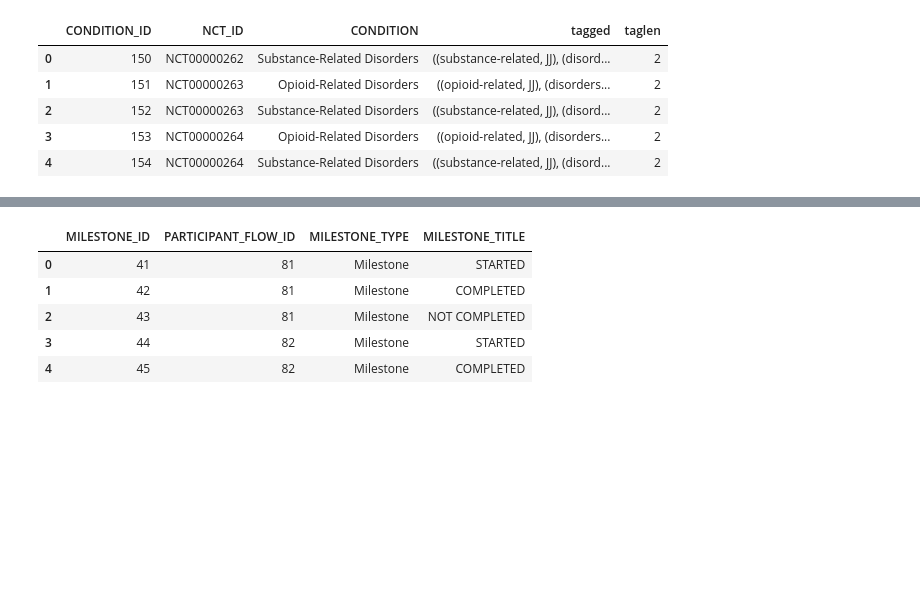
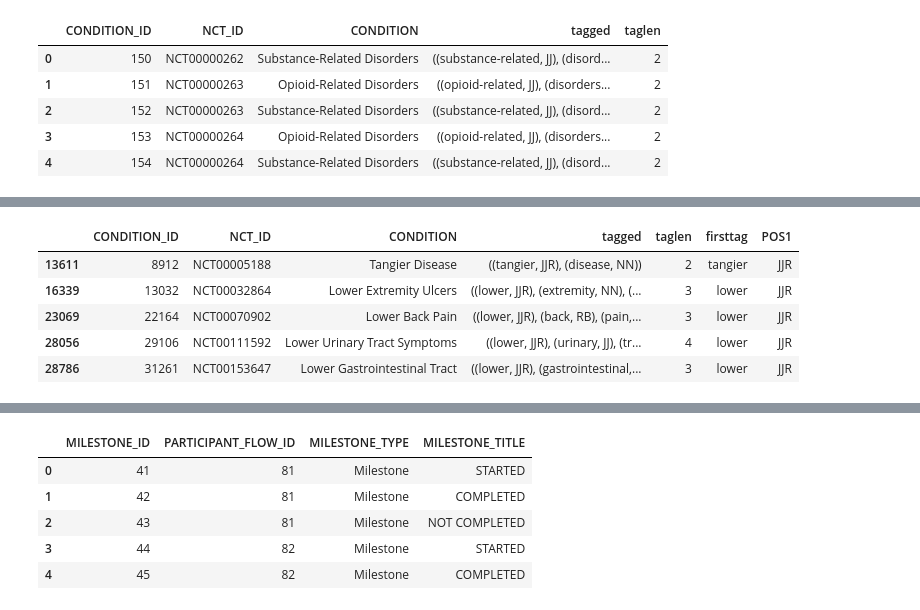
Before and after one commit to szeitlin/clinicaltrials, a Jupyter notebook: 07132016_nltk.ipynb, the cells around one changed output, grey strips where cells are left out. Saved outputs shown, nothing was run; the diff lists cells and outputs as text; code cells hidden in the pictures; blank space fills up the shorter version.

```diff
--- a/07132016_nltk.ipynb
+++ b/07132016_nltk.ipynb
@@ -58,2 +61,0 @@ KeyError: 0
-# %%
-conditions['taglen'] = [len(x) for x in conditions['tagged']]
@@ -61,0 +83,9 @@ truncated = conditions[conditions['taglen'] < 5]
+# %%
+conditions[conditions['POS1']=='JJR'].head()
+# %% [output]
+|  | CONDITION_ID | NCT_ID | CONDITION | tagged | taglen | firsttag | POS1 |
+| 13611 | 8912 | NCT00005188 | Tangier Disease | ((tangier, JJR), (disease, NN)) | 2 | tangier | JJR |
+| 16339 | 13032 | NCT00032864 | Lower Extremity Ulcers | ((lower, JJR), (extremity, NN), (... | 3 | lower | JJR |
+| 23069 | 22164 | NCT00070902 | Lower Back Pain | ((lower, JJR), (back, RB), (pain,... | 3 | lower | JJR |
+| 28056 | 29106 | NCT00111592 | Lower Urinary Tract Symptoms | ((lower, JJR), (urinary, JJ), (tr... | 4 | lower | JJR |
+| 28786 | 31261 | NCT00153647 | Lower Gastrointestinal Tract | ((lower, JJR), (gastrointestinal,... | 3 | lower | JJR |
```
Also changed, not shown: parts of 14 cells of this notebook, 2 other files.
